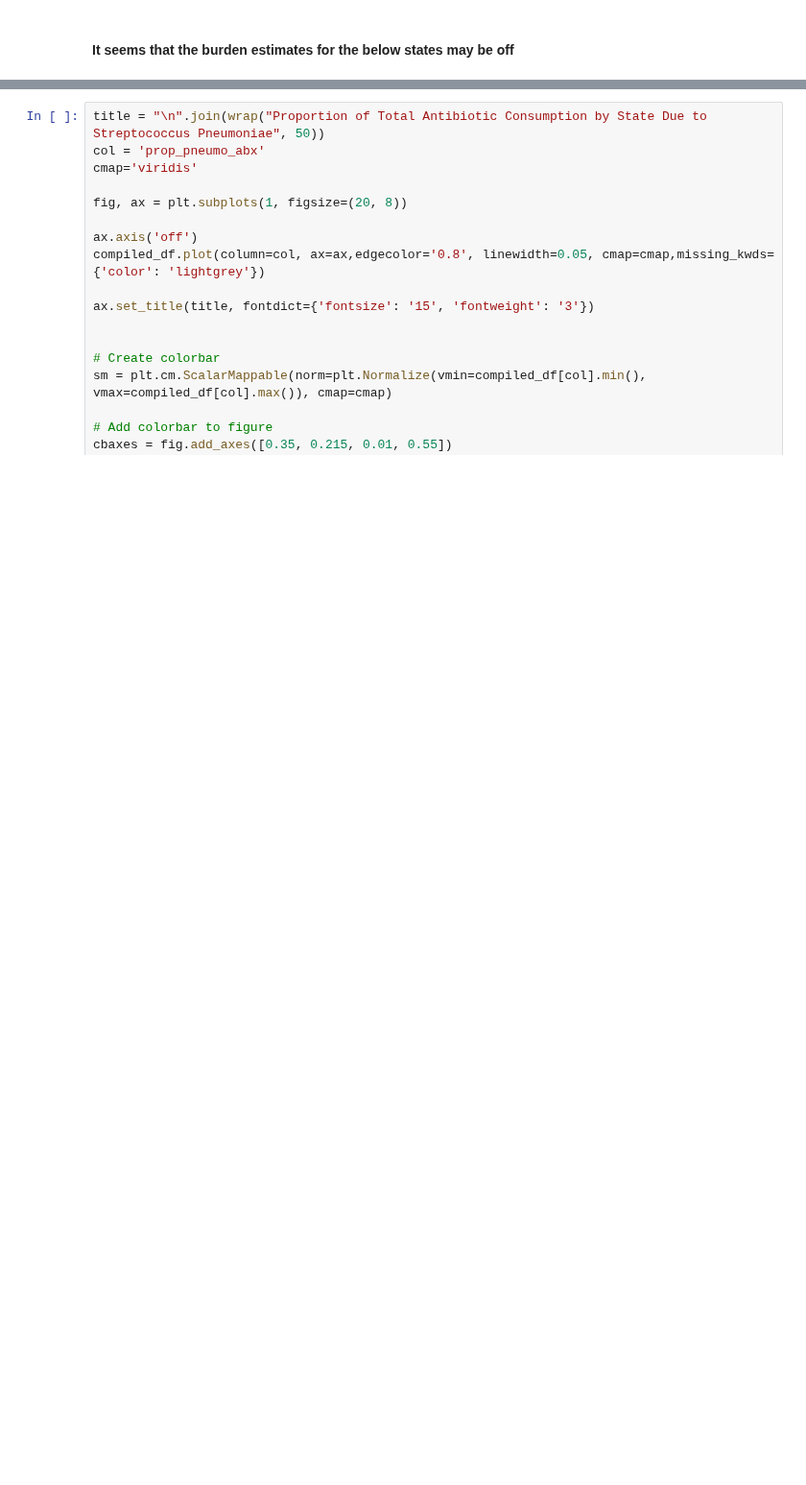
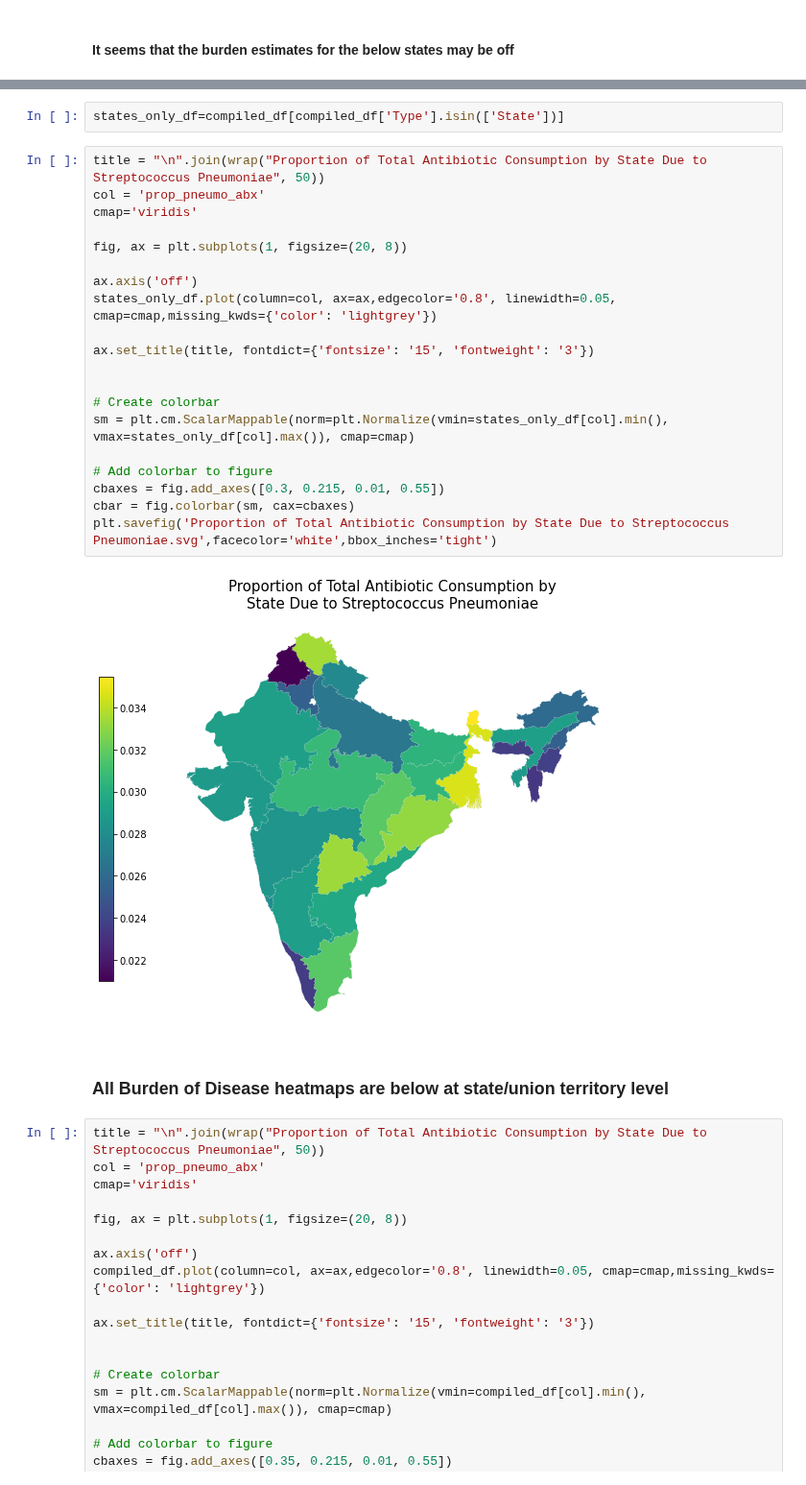
Before and after one commit to Agleason1/Agent-Based-Infection-Model--Pneumo, a Jupyter notebook: India_heat_maps_90%_coverage.ipynb, the cells around one changed output, grey strips where cells are left out. Shown at 96% size. Saved outputs shown, nothing was run; the diff lists cells and outputs as text; blank space fills up the shorter version.

```diff
--- a/India_heat_maps_90%_coverage.ipynb
+++ b/India_heat_maps_90%_coverage.ipynb
@@ -190,6 +190,32 @@ compiled_df[compiled_df['rota_cases/capita/day']>100]
 | 17 | goa | State | POLYGON ((73.87042 15.78117, 73.8... | 61.056373 | 61.644869 | 0.484755 | 8.172135e+05 | ... |
 | 24 | sikkim | State | POLYGON ((88.61635 28.12763, 88.6... | 42.718478 | 43.112971 | 0.472029 | 1.032732e+06 | ... |
 | 33 | ladakh | Union Territory | POLYGON ((76.80933 33.24349, 76.7... | 26.382601 | 26.619859 | 0.446120 | 1.005384e+06 | ... |
+# %%
+states_only_df=compiled_df[compiled_df['Type'].isin(['State'])]
+# %%
+title = "\n".join(wrap("Proportion of Total Antibiotic Consumption by State Due to Streptococcus Pneumoniae", 50))
+col = 'prop_pneumo_abx'
+cmap='viridis'
+
+fig, ax = plt.subplots(1, figsize=(20, 8))
+
+ax.axis('off')
+states_only_df.plot(column=col, ax=ax,edgecolor='0.8', linewidth=0.05, cmap=cmap,missing_kwds={'color': 'lightgrey'})
+
+ax.set_title(title, fontdict={'fontsize': '15', 'fontweight': '3'})
+
+
+# Create colorbar
+sm = plt.cm.ScalarMappable(norm=plt.Normalize(vmin=states_only_df[col].min(), vmax=states_only_df[col].max()), cmap=cmap)
+
+# Add colorbar to figure
+cbaxes = fig.add_axes([0.3, 0.215, 0.01, 0.55])
+cbar = fig.colorbar(sm, cax=cbaxes)
+plt.savefig('Proportion of Total Antibiotic Consumption by State Due to Streptococcus Pneumoniae.svg',facecolor='white',bbox_inches='tight')
+# %% [output]
+[figure, added]
+# %% [markdown]
+### All Burden of Disease heatmaps are below at state/union territory level
 # %%
 title = "\n".join(wrap("Proportion of Total Antibiotic Consumption by State Due to Streptococcus Pneumoniae", 50))
 col = 'prop_pneumo_abx'
```
Also changed, not shown: parts of 6 cells of this notebook, 32 other files.
